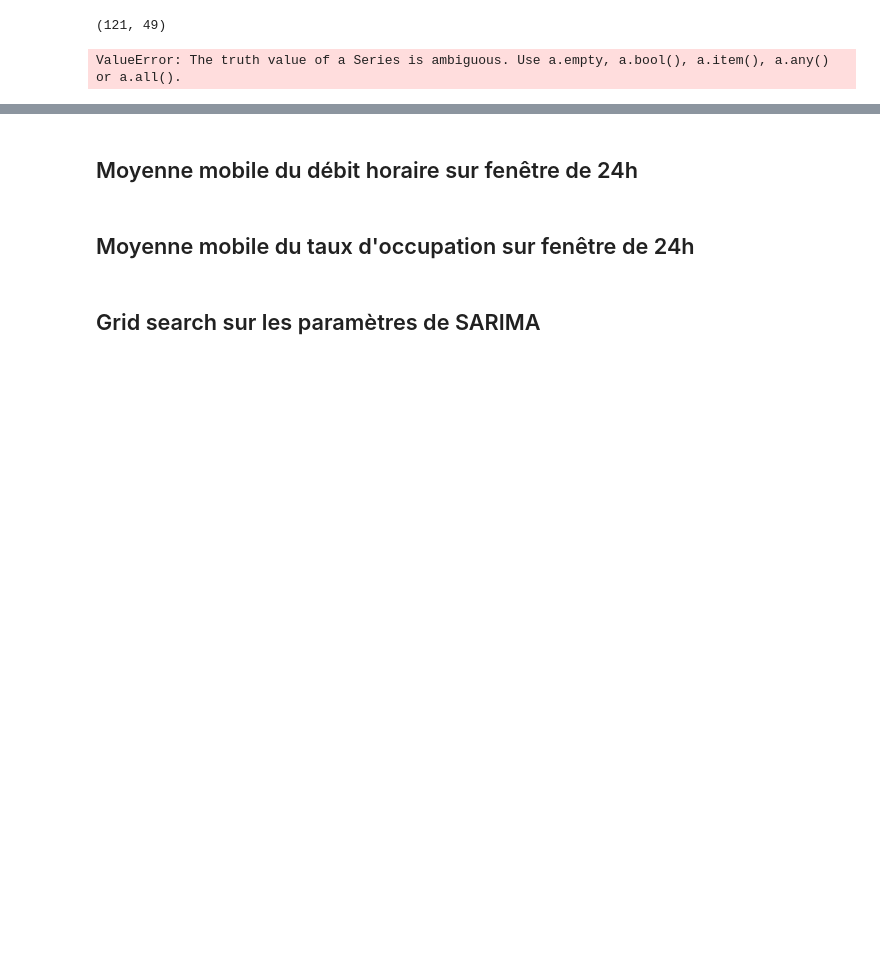
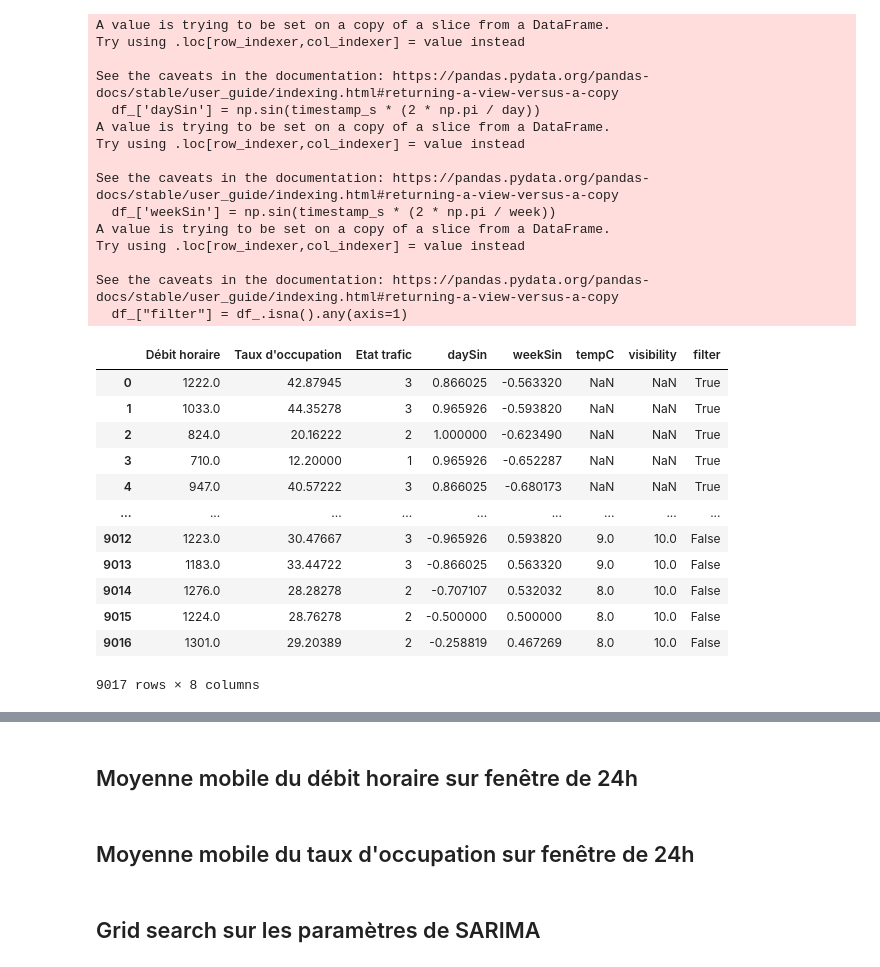
Before and after one commit to romainf28/datathon_gamma_livraisonCO, a Jupyter notebook: traffic_prediction.ipynb, the cells around one changed output, grey strips where cells are left out. Saved outputs shown, nothing was run; the diff lists cells and outputs as text; code cells hidden in the pictures; blank space fills up the shorter version.

```diff
--- a/traffic_prediction.ipynb
+++ b/traffic_prediction.ipynb
@@ -225,13 +50,56 @@ df_test_conv = df_test[df_test['filename']=='convention.csv']
-# %%
-df_test[(df_test['filename']=='convention.csv') & (df_test['Débit horaire'].isna())].shape
-# %% [output]
-(121, 49)
-# %%
-dfs_train = [df_train_ce,df_train_sts,df_train_conv]
-dfs_test = [df_test_ce,df_test_sts,df_test_conv]
-
-for df in dfs_train+dfs_test :
-    df = fill_missing_values(df)
-    df = set_indexes_for_timeseries(df)
-# %% [output]
-ValueError: The truth value of a Series is ambiguous. Use a.empty, a.bool(), a.item(), a.any() or a.all().
+# %%
+df_ = dfs_train[0]
+
+date_time = df_['Date et heure de comptage']
+timestamp_s = date_time.map(pd.Timestamp.timestamp)
+
+day = 24*60*60
+week = 7*day
+
+import numpy as np
+df_['daySin'] = np.sin(timestamp_s * (2 * np.pi / day))
+df_['weekSin'] = np.sin(timestamp_s * (2 * np.pi / week))
+
+df_ = df_[
+    [
+        "Débit horaire",
+        "Taux d'occupation",
+        "Etat trafic",
+        "daySin",
+        "weekSin",
+        "tempC",
+        "visibility",
+
+    ]
+]
+df_["filter"] = df_.isna().any(axis=1)
+df_
+# %% [output]
+A value is trying to be set on a copy of a slice from a DataFrame.
+Try using .loc[row_indexer,col_indexer] = value instead
+
+See the caveats in the documentation: https://pandas.pydata.org/pandas-docs/stable/user_guide/indexing.html#returning-a-view-versus-a-copy
+  df_['daySin'] = np.sin(timestamp_s * (2 * np.pi / day))
+A value is trying to be set on a copy of a slice from a DataFrame.
+Try using .loc[row_indexer,col_indexer] = value instead
+
+See the caveats in the documentation: https://pandas.pydata.org/pandas-docs/stable/user_guide/indexing.html#returning-a-view-versus-a-copy
+  df_['weekSin'] = np.sin(timestamp_s * (2 * np.pi / week))
+A value is trying to be set on a copy of a slice from a DataFrame.
+Try using .loc[row_indexer,col_indexer] = value instead
+
+See the caveats in the documentation: https://pandas.pydata.org/pandas-docs/stable/user_guide/indexing.html#returning-a-view-versus-a-copy
+  df_["filter"] = df_.isna().any(axis=1)
+|  | Débit horaire | Taux d'occupation | Etat trafic | daySin | weekSin | tempC | visibility | filter |
+| 0 | 1222.0 | 42.87945 | 3 | 0.866025 | -0.563320 | NaN | NaN | True |
+| 1 | 1033.0 | 44.35278 | 3 | 0.965926 | -0.593820 | NaN | NaN | True |
+| 2 | 824.0 | 20.16222 | 2 | 1.000000 | -0.623490 | NaN | NaN | True |
+| 3 | 710.0 | 12.20000 | 1 | 0.965926 | -0.652287 | NaN | NaN | True |
+| 4 | 947.0 | 40.57222 | 3 | 0.866025 | -0.680173 | NaN | NaN | True |
+| ... | ... | ... | ... | ... | ... | ... | ... | ... |
+| 9012 | 1223.0 | 30.47667 | 3 | -0.965926 | 0.593820 | 9.0 | 10.0 | False |
+| 9013 | 1183.0 | 33.44722 | 3 | -0.866025 | 0.563320 | 9.0 | 10.0 | False |
+| 9014 | 1276.0 | 28.28278 | 2 | -0.707107 | 0.532032 | 8.0 | 10.0 | False |
+| 9015 | 1224.0 | 28.76278 | 2 | -0.500000 | 0.500000 | 8.0 | 10.0 | False |
+| 9016 | 1301.0 | 29.20389 | 2 | -0.258819 | 0.467269 | 8.0 | 10.0 | False |
+9017 rows × 8 columns
```
Also changed, not shown: parts of 29 cells of this notebook, 35 other files.
